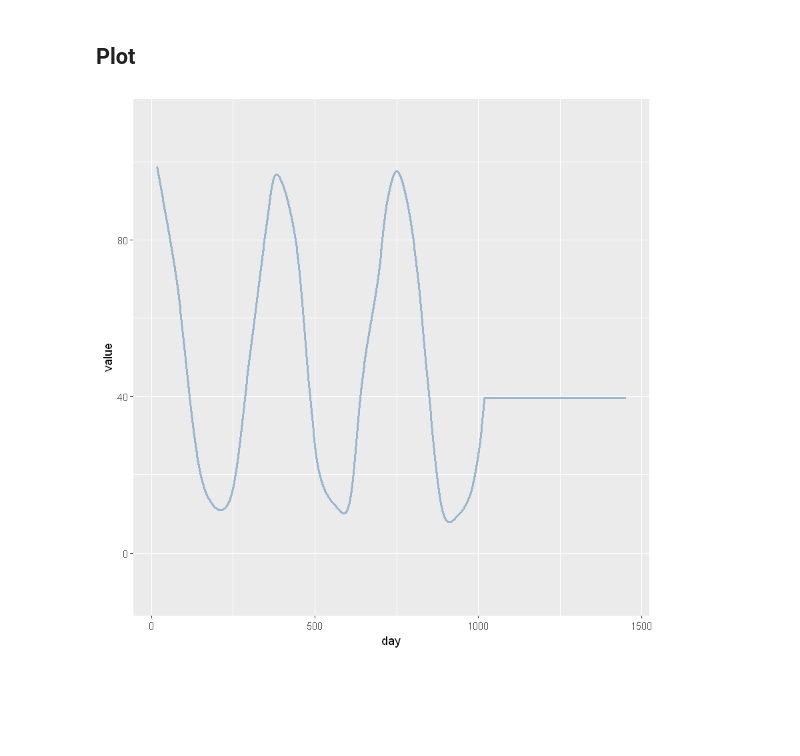
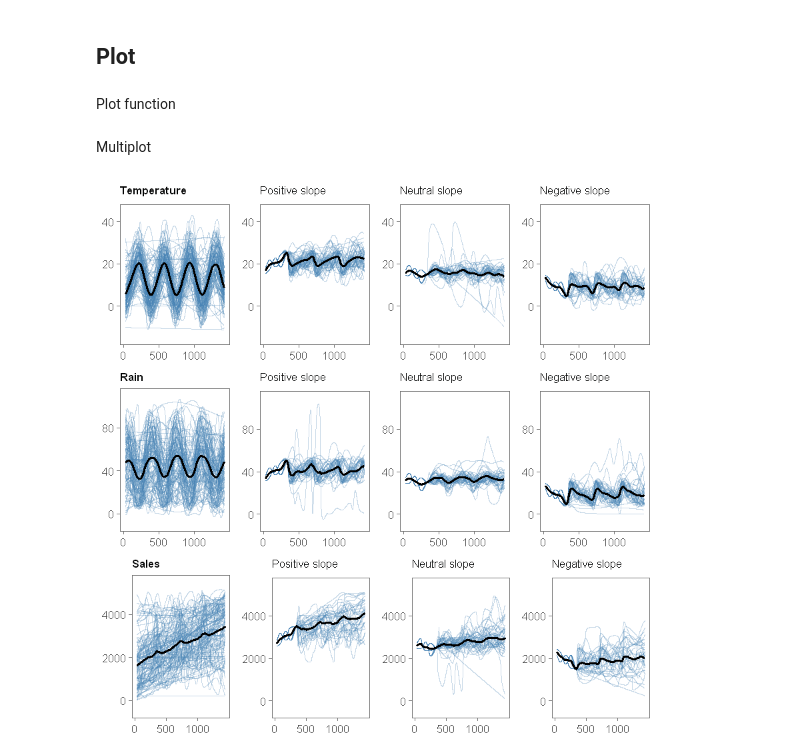
Before and after one commit to ericschulz/compforca, a Jupyter notebook: Data analysis/Catmull-Rom Analysis.ipynb, the cells around one changed output. Drawn from its saved outputs; the diff is of its cells as text; code cells hidden in the pictures; blank space fills up the shorter version.

Commit message:
Plots and tidyverse

```diff
--- a/Data analysis/Catmull-Rom Analysis.ipynb
+++ b/Data analysis/Catmull-Rom Analysis.ipynb
@@ -29,0 +90,3 @@ See problems(...) for more details.
+# %%
+conditions = c('temperature', 'rain', 'sales', 'gym_memberships', 'wage', 'facebook_friends')
+subconditions = c(1, 2, 3)
@@ -44,0 +153,13 @@ Warning message in eval(expr, envir, enclos):
+# %%
+for(c in conditions) {
+    for (sc in c(1,2,3)) {
+        count <- (tidy_data %>%
+        filter(stage == 2,
+               condition == c,
+               subcondition == sc))$userId %>%
+        unique %>%
+        length
+
+        print(count)
+    }
+}
@@ -45,18 +185,4 @@ Warning message in eval(expr, envir, enclos):
 # %% [markdown]
 ## Plot
-# %%
-tidy_data %>%
-    filter(stage == 1,
-           condition == 'rain',
-           is.na(value) == FALSE,
-           userId == 'a013') %>%
-    ggplot(
-        aes(day, value, category=userId) ) +
-        geom_line(
-            color='steelblue',
-            size=1,
-            alpha=0.5) +
-        ylim(-10, 110) +
-        theme(legend.position="none")
-# %% [output]
-[figure, removed]
+# %% [markdown]
+Plot function
@@ -62,0 +237,24 @@ tidy_data %>%
+# %% [markdown]
+Multiplot
+# %%
+plots = list()
+
+index = 1
+
+for(c in conditions) {
+    #Stage 1
+    new_plot <- suppressWarnings(plot_variable(c, 1))
+    plots[[index]] <- new_plot
+    index <- index + 1
+
+    #Stage 2
+    for(sc in subconditions) {
+        new_plot <- suppressWarnings(plot_variable(c, 2, sc))
+        plots[[index]] <- new_plot
+        index <- index + 1
+    }
+}
+# %%
+multiplot(plotlist=plots[1:12], layout=matrix(1:12, ncol=4, byrow=TRUE))
+# %% [output]
+[figure, added]
```
Also changed, not shown: parts of 11 cells of this notebook, 1 other file.
